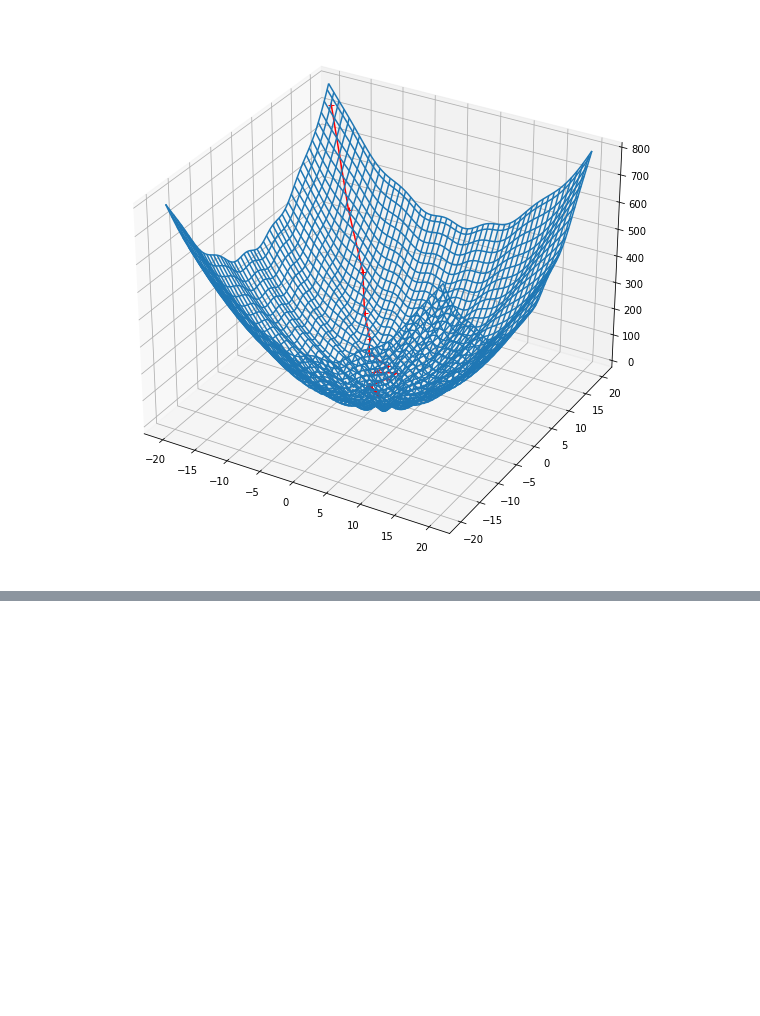
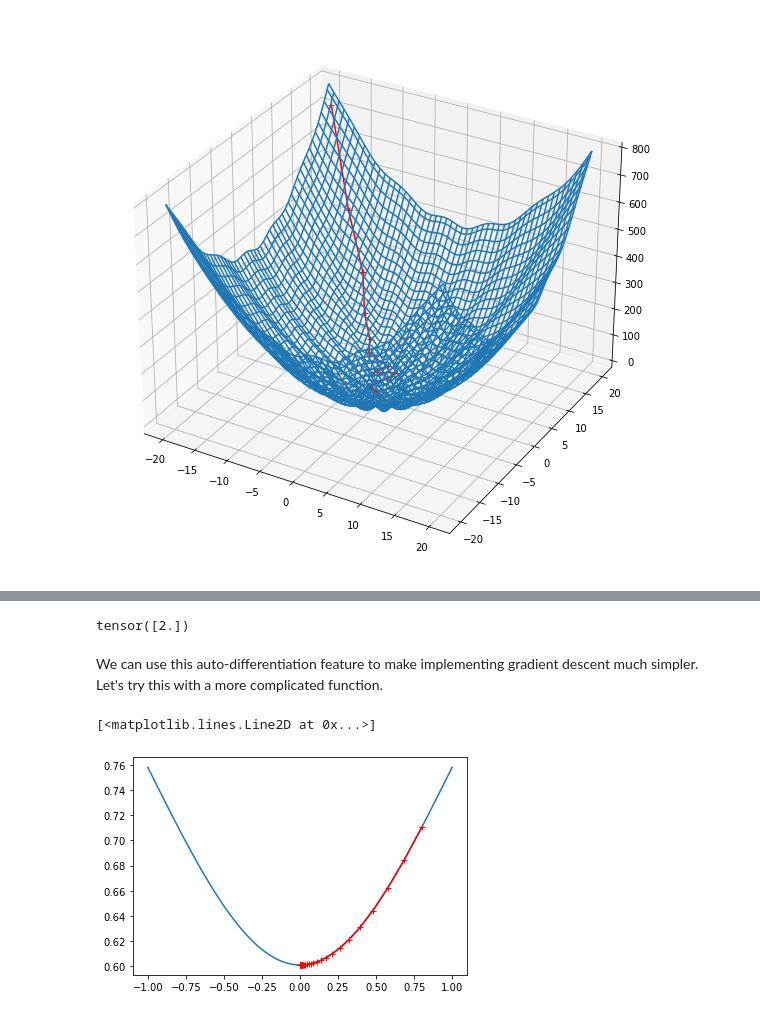
Before and after one commit to drwalton/cgvi-python-intro, a Jupyter notebook: 08_differentiation.ipynb, the cells around one changed output, grey strips where cells are left out. Drawn from its saved outputs; the diff is of its cells as text; code cells hidden in the pictures; blank space fills up the shorter version.

Commit message:
Add pytorch examples for differentiation tutorial

```diff
--- a/08_differentiation.ipynb
+++ b/08_differentiation.ipynb
@@ -193,0 +204,62 @@ Final value: [ 0 -1]
+# %%
+import torch
+
+x = torch.tensor([1.0]) # Pytorch uses its own data structure called tensors - these are very similar to numpy arrays.
+
+x.requires_grad = True # This tells pytorch that we want gradients to be calculated for x.
+
+x_squared = x ** 2
+
+x_squared.backward() # This works backward from x_squared, finding gradients at each step
+
+print(x.grad) # Now we can find the gradient of x_squared with respect to x
+# This should be 2, as we're evaluating it at x = 1.0
+# %% [output]
+tensor([2.])
+# %% [markdown]
+We can use this auto-differentiation feature to make implementing gradient descent much simpler. Let's try this with a more complicated function.
+# %%
+import torch, math
+import matplotlib.pyplot as plt
+
+x = torch.tensor([0.8], requires_grad=True) # You can also set requires_grad in the initialiser function here.
+
+# This time we're minimising 1.0 - gaussian(x), where gaussian() is a gaussian function (the PDF of a standard
+# normal distribution).
+def gaussian(x, sigma=1.0, mu=0.0):
+    scale = 1.0 / (sigma * math.sqrt(2.0 * math.pi))
+    return scale * torch.exp(-0.5 * (x - mu) * (x - mu) / (sigma * sigma))
+
+# Let's first plot the graph of the function we're minimising.
+x_vals = torch.linspace(-1, 1)
+y_vals = 1.0 - gaussian(x_vals)
+plt.plot(x_vals, y_vals)
+
+step_vals = [x.item()]
+
+# The gradient descent loop has the same overall structure as before.
+n_iters = 30
+learning_rate = 0.5
+
+for iter in range(n_iters):
+    y = 1.0 - gaussian(x)
+    y.backward() # As before, we call backward() to calculate the gradients we need.
+
+    # We turn off gradient calculation when doing the update step.
+    with torch.no_grad():
+        x -= learning_rate * x.grad
+
+    # It's really important that we zero the gradients here - if you don't they'll keep adding on
+    # and the GD won't converge.
+    x.grad.zero_()
+
+    # Save the value of x so we can plot them later.
+    step_vals.append(x.item())
+
+# Plot the gradient descent steps.
+step_vals = torch.tensor(step_vals)
+step_y_vals = 1.0 - gaussian(step_vals)
+plt.plot(step_vals, step_y_vals, "r+-")
+# %% [output]
+[<matplotlib.lines.Line2D at 0x...>]
+[figure, added]
```
Also changed, not shown: parts of 6 cells of this notebook, 1 other file.
